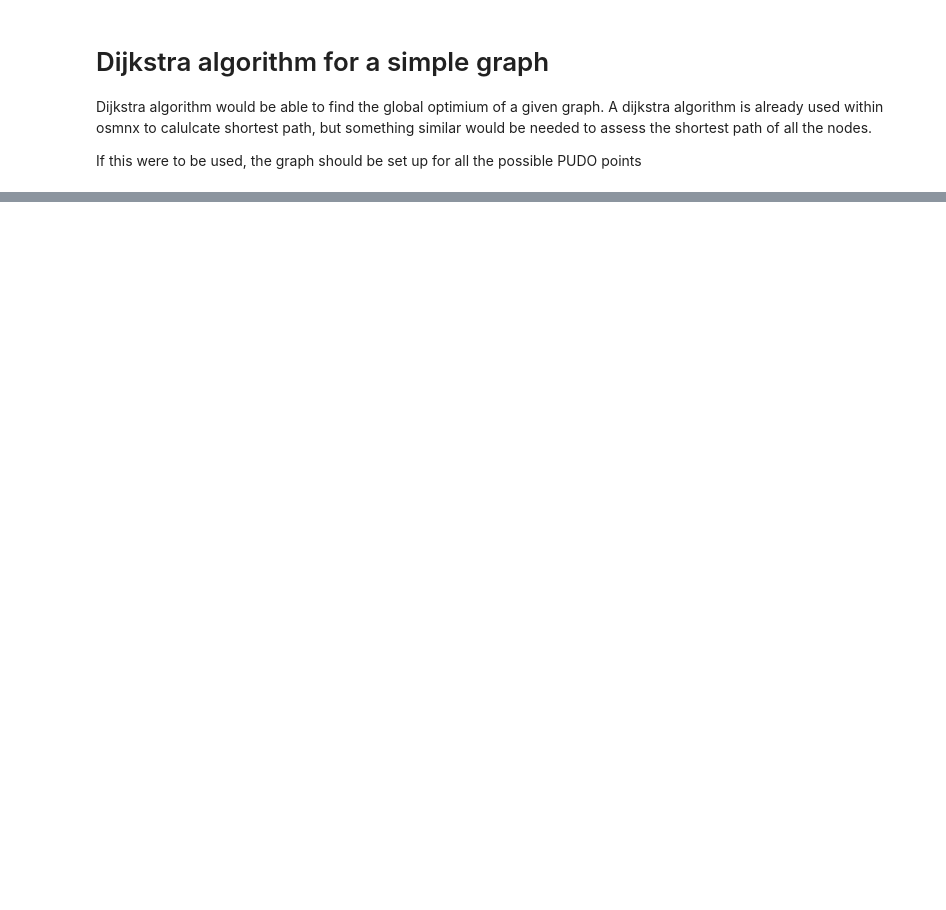
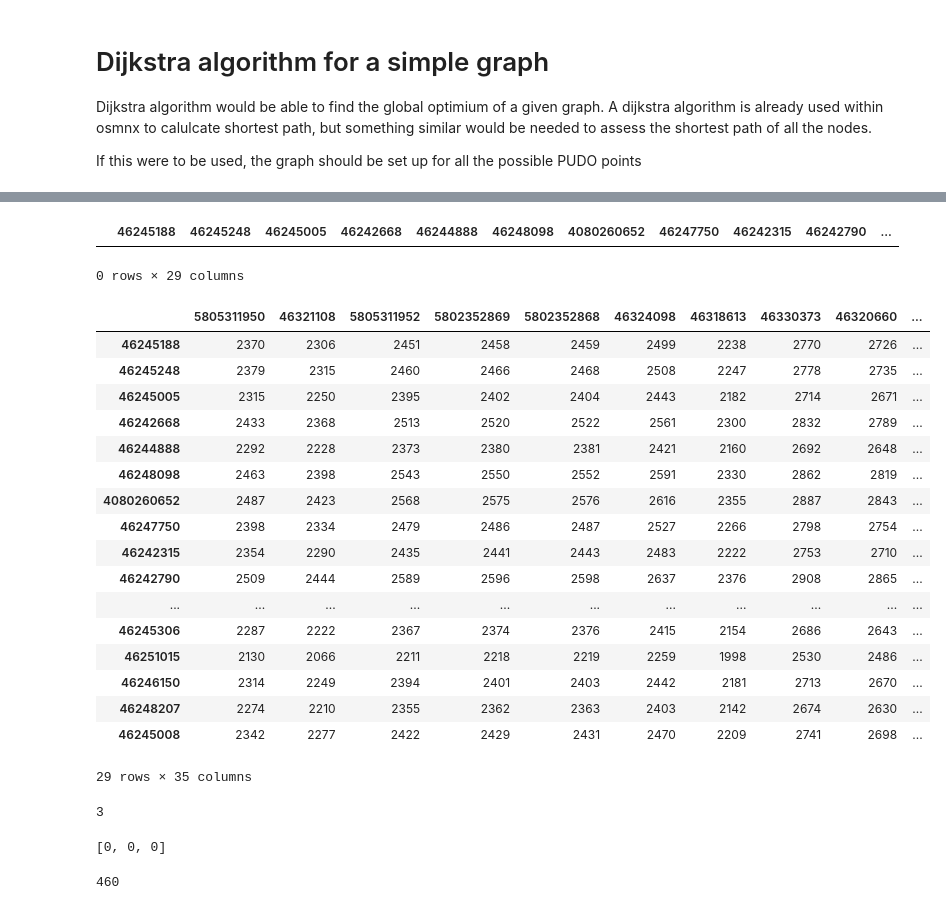
Before and after one commit to MarkoM-5/ExMAS, a Jupyter notebook: ExMAS/ExMAS/notebooks/Afstudeer/Node-search.ipynb, the cells around one changed output, grey strips where cells are left out. Drawn from its saved outputs; the diff is of its cells as text; code cells hidden in the pictures; blank space fills up the shorter version.

```diff
--- a/ExMAS/ExMAS/notebooks/Afstudeer/Node-search.ipynb
+++ b/ExMAS/ExMAS/notebooks/Afstudeer/Node-search.ipynb
@@ -346,0 +330,3 @@ dijkstra(graph, 'a', 'd')
+# %%
+O_0 = inData.pudo.iloc[r.indexes[0]].origin_nodes
+O_1 = inData.pudo.iloc[r.indexes[1]].origin_nodes
@@ -346,0 +352,12 @@ dijkstra(graph, 'a', 'd')
+# %%
+idxmin = graph[0].stack().idxmin()
+distances = []
+
+for i,g in enumerate(graph):
+    if i == 0:
+        idxmin = graph[i].stack().idxmin()
+        distances.append(graph[i].loc[idxmin])
+    else:
+        idxmin = ( idxmin[1],graph[i].loc[idxmin[1]].idxmin())
+        distances.append(graph[i].loc[idxmin])
+        #idxmin = graph[i].stack().idxmin()
@@ -346,0 +366,13 @@ dijkstra(graph, 'a', 'd')
+# %%
+while optimum=False:
+
+    for i,g in enumerate(graph):
+        if i == 0:
+            #idxmin = graph[i].stack().idxmin()
+            skim_sort = graph[i].stack().sort_values()
+            distances.append(graph[i].loc[skim_sort.iloc[0]])
+        else:
+            skim_sort = graph[i].stack().sort_values()
+            idxmin = ( idxmin[1],graph[i].loc[idxmin[1]].idxmin())
+            distances.append(graph[i].loc[idxmin])
+            #idxmin = graph[i].stack().idxmin()
@@ -346,0 +393,3 @@ dijkstra(graph, 'a', 'd')
+# %%
+for i,g in enumerate(graph):
+    graph[i] = graph[i].stack().sort_values()
@@ -346,0 +469,38 @@ dijkstra(graph, 'a', 'd')
+# %%
+nodes_0
+# %% [output]
+|  | 46245188 | 46245248 | 46245005 | 46242668 | 46244888 | 46248098 | 4080260652 | 46247750 | 46242315 | 46242790 | ... |
+0 rows × 29 columns
+# %%
+graph[1]
+# %% [output]
+|  | 5805311950 | 46321108 | 5805311952 | 5802352869 | 5802352868 | 46324098 | 46318613 | 46330373 | 46320660 | ... |
+| 46245188 | 2370 | 2306 | 2451 | 2458 | 2459 | 2499 | 2238 | 2770 | 2726 | ... |
+| 46245248 | 2379 | 2315 | 2460 | 2466 | 2468 | 2508 | 2247 | 2778 | 2735 | ... |
+| 46245005 | 2315 | 2250 | 2395 | 2402 | 2404 | 2443 | 2182 | 2714 | 2671 | ... |
+| 46242668 | 2433 | 2368 | 2513 | 2520 | 2522 | 2561 | 2300 | 2832 | 2789 | ... |
+| 46244888 | 2292 | 2228 | 2373 | 2380 | 2381 | 2421 | 2160 | 2692 | 2648 | ... |
+| 46248098 | 2463 | 2398 | 2543 | 2550 | 2552 | 2591 | 2330 | 2862 | 2819 | ... |
+| 4080260652 | 2487 | 2423 | 2568 | 2575 | 2576 | 2616 | 2355 | 2887 | 2843 | ... |
+| 46247750 | 2398 | 2334 | 2479 | 2486 | 2487 | 2527 | 2266 | 2798 | 2754 | ... |
+| 46242315 | 2354 | 2290 | 2435 | 2441 | 2443 | 2483 | 2222 | 2753 | 2710 | ... |
+| 46242790 | 2509 | 2444 | 2589 | 2596 | 2598 | 2637 | 2376 | 2908 | 2865 | ... |
+| ... | ... | ... | ... | ... | ... | ... | ... | ... | ... | ... |
+| 46245306 | 2287 | 2222 | 2367 | 2374 | 2376 | 2415 | 2154 | 2686 | 2643 | ... |
+| 46251015 | 2130 | 2066 | 2211 | 2218 | 2219 | 2259 | 1998 | 2530 | 2486 | ... |
+| 46246150 | 2314 | 2249 | 2394 | 2401 | 2403 | 2442 | 2181 | 2713 | 2670 | ... |
+| 46248207 | 2274 | 2210 | 2355 | 2362 | 2363 | 2403 | 2142 | 2674 | 2630 | ... |
+| 46245008 | 2342 | 2277 | 2422 | 2429 | 2431 | 2470 | 2209 | 2741 | 2698 | ... |
+29 rows × 35 columns
+# %%
+len(r.indexes)
+# %% [output]
+3
+# %%
+[0]*len((r.indexes))*(len(r.indexes)-2)
+# %% [output]
+[0, 0, 0]
+# %%
+graph[4].loc[nodes_3.index[0][1]].iloc[0]
+# %% [output]
+460
```
Also changed, not shown: parts of 27 cells of this notebook, 1 other file.
